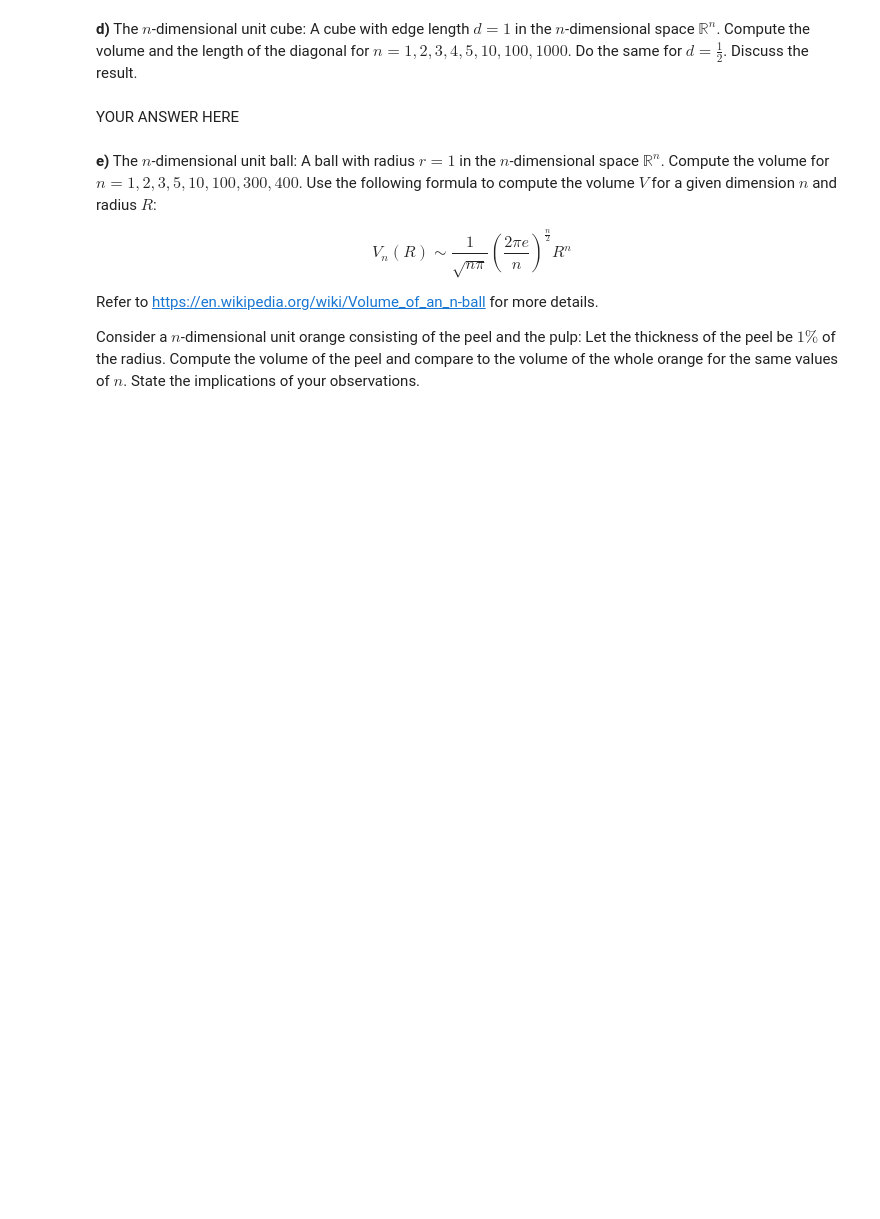
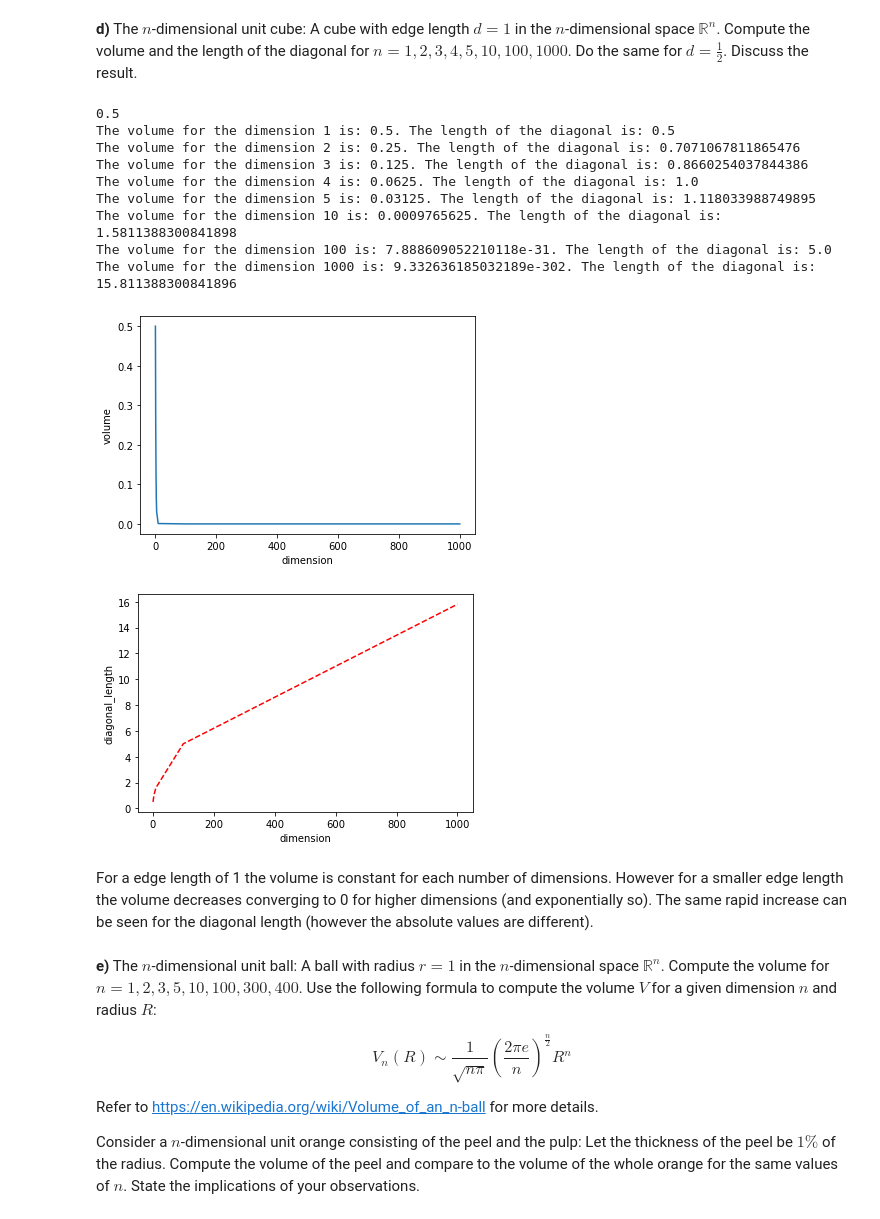
Before and after one commit to mhueppe/machine_learning, a Jupyter notebook: Sheet 05/sheet05.ipynb, the cells around one changed output. Cells and saved outputs as stored; diff of their text form; code cells hidden in the pictures; blank space fills up the shorter version.

```diff
--- a/Sheet 05/sheet05.ipynb
+++ b/Sheet 05/sheet05.ipynb
@@ -43,7 +46,41 @@ YOUR ANSWER HERE
 # %%
-# YOUR CODE HERE
+d = float(input())
+
+dimensions = [1,2,3,4,5,10,100,1000]
+volumes = []
+diagonal_length = []
+for n in dimensions:
+    volume = d**n
+    length = d*np.sqrt(n)
+    volumes.append(volume)
+    diagonal_length.append(length)
+    print(f"The volume for the dimension {n} is: {volume}. The length of the diagonal is: {length}")
+
+
+
+plt.plot(dimensions,volumes)
+plt.ylabel('volume')
+plt.xlabel('dimension')
+plt.show()
+
+plt.plot(dimensions,diagonal_length, 'r--')
+plt.ylabel('diagonal_length')
+plt.xlabel('dimension')
+plt.show()
+# %% [output]
+0.5
+The volume for the dimension 1 is: 0.5. The length of the diagonal is: 0.5
+The volume for the dimension 2 is: 0.25. The length of the diagonal is: 0.7071067811865476
+The volume for the dimension 3 is: 0.125. The length of the diagonal is: 0.8660254037844386
+The volume for the dimension 4 is: 0.0625. The length of the diagonal is: 1.0
+The volume for the dimension 5 is: 0.03125. The length of the diagonal is: 1.118033988749895
+The volume for the dimension 10 is: 0.0009765625. The length of the diagonal is: 1.5811388300841898
+The volume for the dimension 100 is: 7.888609052210118e-31. The length of the diagonal is: 5.0
+The volume for the dimension 1000 is: 9.332636185032189e-302. The length of the diagonal is: 15.811388300841896
+[figure, added]
+[figure, added]
 # %% [markdown]
-YOUR ANSWER HERE
+For a edge length of 1 the volume is constant for each number of dimensions. However for a smaller edge length the volume decreases converging to 0 for higher dimensions (and exponentially so). The same rapid increase can be seen for the diagonal length (however the absolute values are different).
 # %% [markdown]
 **e)** The $n$-dimensional unit ball: A ball with radius $r=1$ in the $n$-dimensional space $\mathbb{R}^n$. Compute the volume for $n = 1,2,3,5,10,100,300,400$. Use the following formula to compute the volume $V$ for a given dimension $n$ and radius $R$:
 
```
Also changed, not shown: parts of 8 cells of this notebook.
